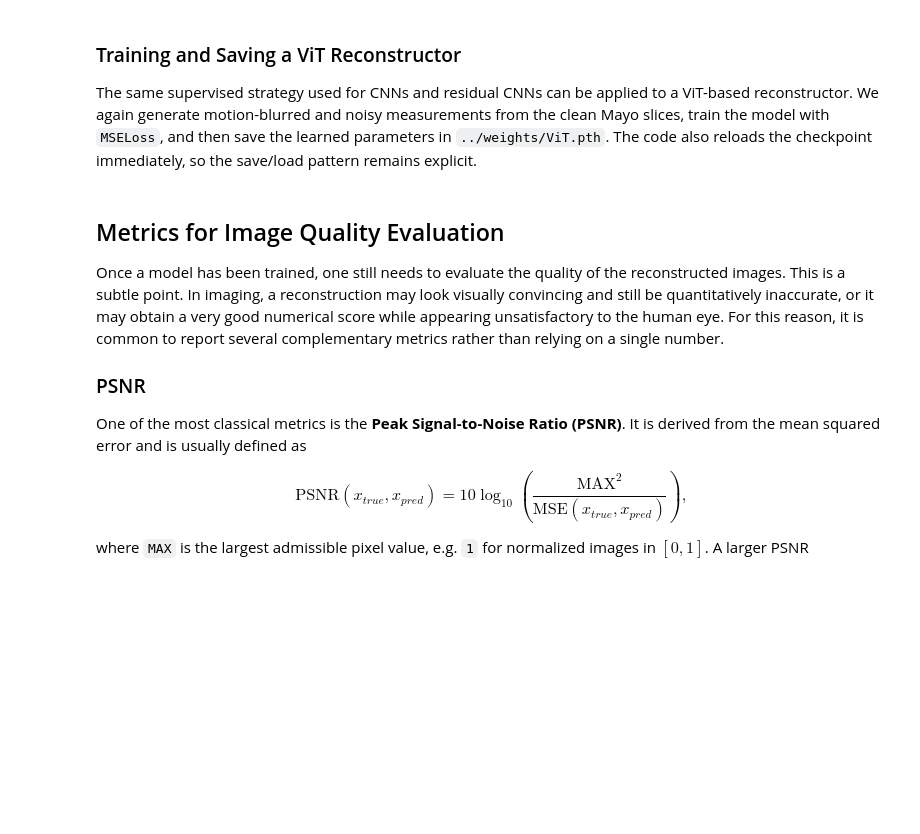
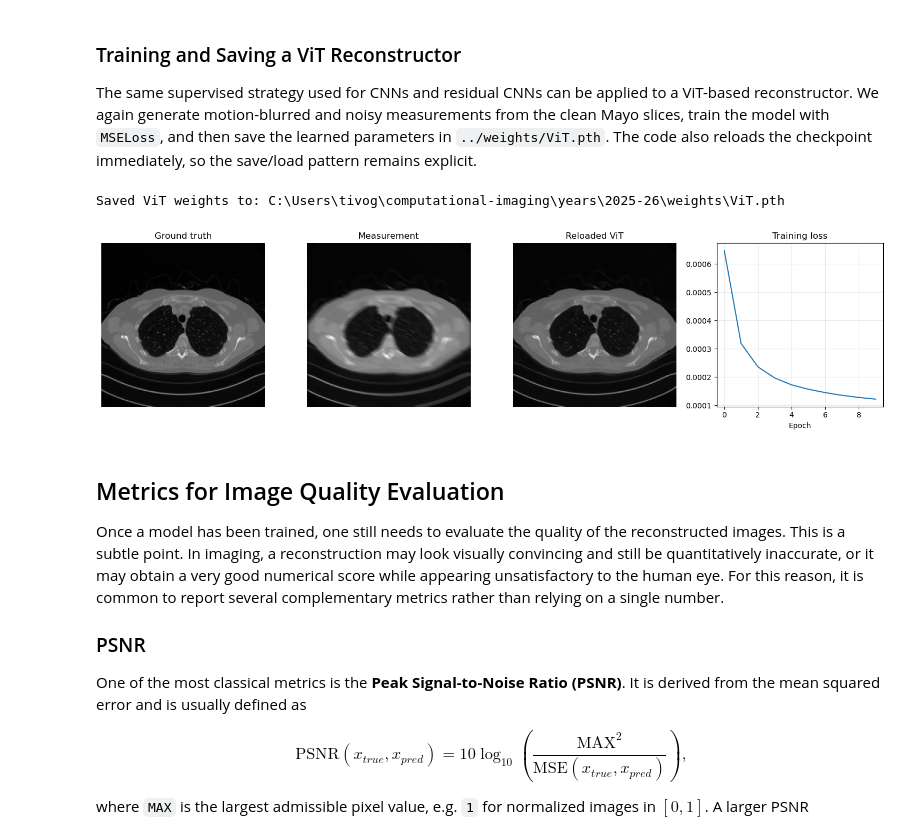
Before and after one commit to devangelista2/computational-imaging, a Jupyter notebook: years/2025-26/end-to-end/vision-transformers-and-loss-design.ipynb, the cells around one changed output. Cells and saved outputs as stored; diff of their text form; code cells hidden in the pictures; blank space fills up the shorter version.

```diff
--- a/years/2025-26/end-to-end/vision-transformers-and-loss-design.ipynb
+++ b/years/2025-26/end-to-end/vision-transformers-and-loss-design.ipynb
@@ -93,7 +93,7 @@ import torch
 from torch import nn
 
 class PatchEmbed(nn.Module):
-    def __init__(self, in_ch=1, embed_dim=128, patch_size=16):
+    def __init__(self, in_ch=1, embed_dim=128, patch_size=8):
         super().__init__()
         self.patch_size = patch_size
         self.proj = nn.Conv2d(
@@ -134,7 +134,7 @@ class ViTReconstructor(nn.Module):
     def __init__(
         self,
         img_size=256,
-        patch_size=16,
+        patch_size=8,
         in_ch=1,
         out_ch=1,
         embed_dim=128,
@@ -164,20 +164,25 @@ class ViTReconstructor(nn.Module):
                 stride=patch_size,
             ),
             nn.ReLU(),
-            nn.Conv2d(embed_dim // 2, out_ch, kernel_size=3, padding=1),
+            nn.Conv2d(embed_dim // 2, embed_dim // 2, kernel_size=3, padding=1),
+            nn.ReLU(),
+            nn.Conv2d(embed_dim // 2, embed_dim // 4, kernel_size=3, padding=1),
+            nn.ReLU(),
+            nn.Conv2d(embed_dim // 4, out_ch, kernel_size=1),
         )
 
     def forward(self, x):
+        residual = x
         z, (H_p, W_p) = self.patch_embed(x)
         z = z + self.pos_embed[:, :z.shape[1], :]
         z = self.encoder(z)
 
         feat = z.transpose(1, 2).reshape(x.shape[0], -1, H_p, W_p)
         out = self.decoder(feat)
-        return out
+        return residual + out
 
 
-vit_model = ViTReconstructor(img_size=256, patch_size=16, in_ch=1, out_ch=1)
+vit_model = ViTReconstructor(img_size=256, patch_size=8, in_ch=1, out_ch=1, embed_dim=128, depth=4, num_heads=4, mlp_dim=256)
 x = torch.rand(2, 1, 256, 256)
 y = vit_model(x)
 
@@ -272,8 +278,8 @@ class MayoDataset(Dataset):
 device = get_device()
 train_dataset = MayoDataset(data_path=str(book_root / 'Mayo' / 'train'), data_shape=256)
 test_dataset = MayoDataset(data_path=str(book_root / 'Mayo' / 'test'), data_shape=256)
-train_loader = DataLoader(train_dataset, batch_size=4, shuffle=True)
-test_loader = DataLoader(test_dataset, batch_size=4, shuffle=False)
+train_loader = DataLoader(train_dataset, batch_size=2, shuffle=True)
+test_loader = DataLoader(test_dataset, batch_size=2, shuffle=False)
 
 K = operators.Blurring(
     img_shape=(256, 256),
@@ -285,18 +291,18 @@ K = operators.Blurring(
 torch.manual_seed(0)
 vit_model = ViTReconstructor(
     img_size=256,
-    patch_size=16,
+    patch_size=8,
     in_ch=1,
     out_ch=1,
-    embed_dim=96,
-    depth=3,
+    embed_dim=128,
+    depth=4,
     num_heads=4,
-    mlp_dim=192,
+    mlp_dim=256,
 ).to(device)
 optimizer = torch.optim.Adam(vit_model.parameters(), lr=1e-3)
 loss_fn = nn.MSELoss()
 
-num_epochs = 50
+num_epochs = 10
 noise_level = 0.01
 history = []
 weights_path = weights_dir / 'ViT.pth'
@@ -324,20 +330,19 @@ for epoch in range(num_epochs):
         progress_bar.set_postfix(batch_loss=f'{loss.item():.6f}', avg_loss=f'{epoch_loss / step:.6f}')
 
     history.append(epoch_loss / len(train_loader))
-    print(f'Epoch {epoch + 1}: training loss = {history[-1]:.6f}')
 
 torch.save(vit_model.state_dict(), weights_path)
 print(f'Saved ViT weights to: {weights_path}')
 
 reloaded_vit = ViTReconstructor(
     img_size=256,
-    patch_size=16,
+    patch_size=8,
     in_ch=1,
     out_ch=1,
-    embed_dim=96,
-    depth=3,
+    embed_dim=128,
+    depth=4,
     num_heads=4,
-    mlp_dim=192,
+    mlp_dim=256,
 )
 reloaded_vit.load_state_dict(torch.load(weights_path, map_location='cpu', weights_only=True))
 reloaded_vit = reloaded_vit.to(device)
@@ -346,33 +351,36 @@ reloaded_vit.eval()
 with torch.no_grad():
     x_test = next(iter(test_loader))[0:1].to(device)
     y_test = K(x_test)
     y_test = y_test + gaussian_noise(y_test, noise_level=noise_level)
     x_pred = reloaded_vit(y_test)
 
 plt.figure(figsize=(15, 4))
 plt.subplot(1, 4, 1)
 plt.imshow(x_test.cpu().squeeze(), cmap='gray')
 plt.title('Ground truth')
 plt.axis('off')
 
 plt.subplot(1, 4, 2)
 plt.imshow(y_test.cpu().squeeze(), cmap='gray')
 plt.title('Measurement')
 plt.axis('off')
 
 plt.subplot(1, 4, 3)
 plt.imshow(x_pred.cpu().squeeze(), cmap='gray')
 plt.title('Reloaded ViT')
 plt.axis('off')
 
 plt.subplot(1, 4, 4)
 plt.plot(history)
 plt.title('Training loss')
 plt.xlabel('Epoch')
 plt.grid(alpha=0.3)
 
 plt.tight_layout()
 plt.show()
+# %% [output]
+Saved ViT weights to: C:\Users\tivog\computational-imaging\years\2025-26\weights\ViT.pth
+[figure, added]
 # %% [markdown]
 ## Metrics for Image Quality Evaluation
 
```
Also changed, not shown: parts of 6 cells of this notebook, 2 other files.
